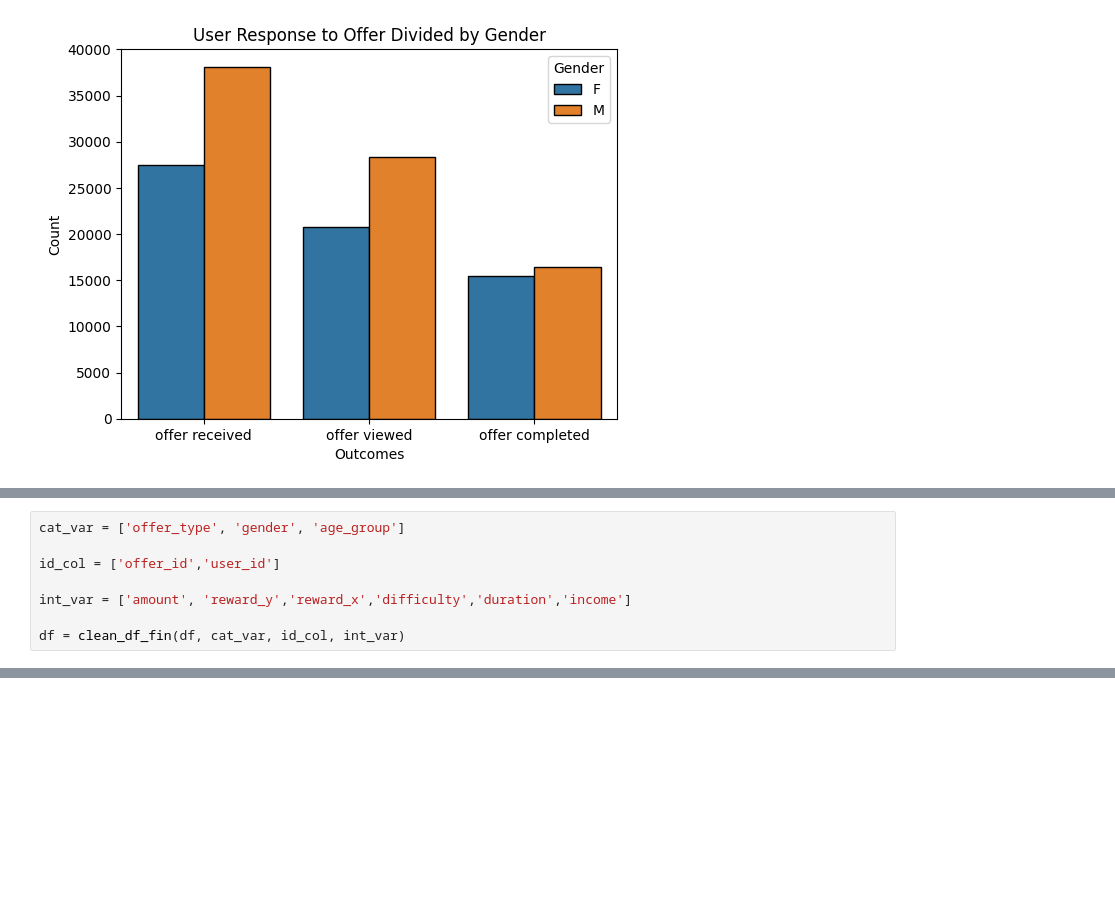
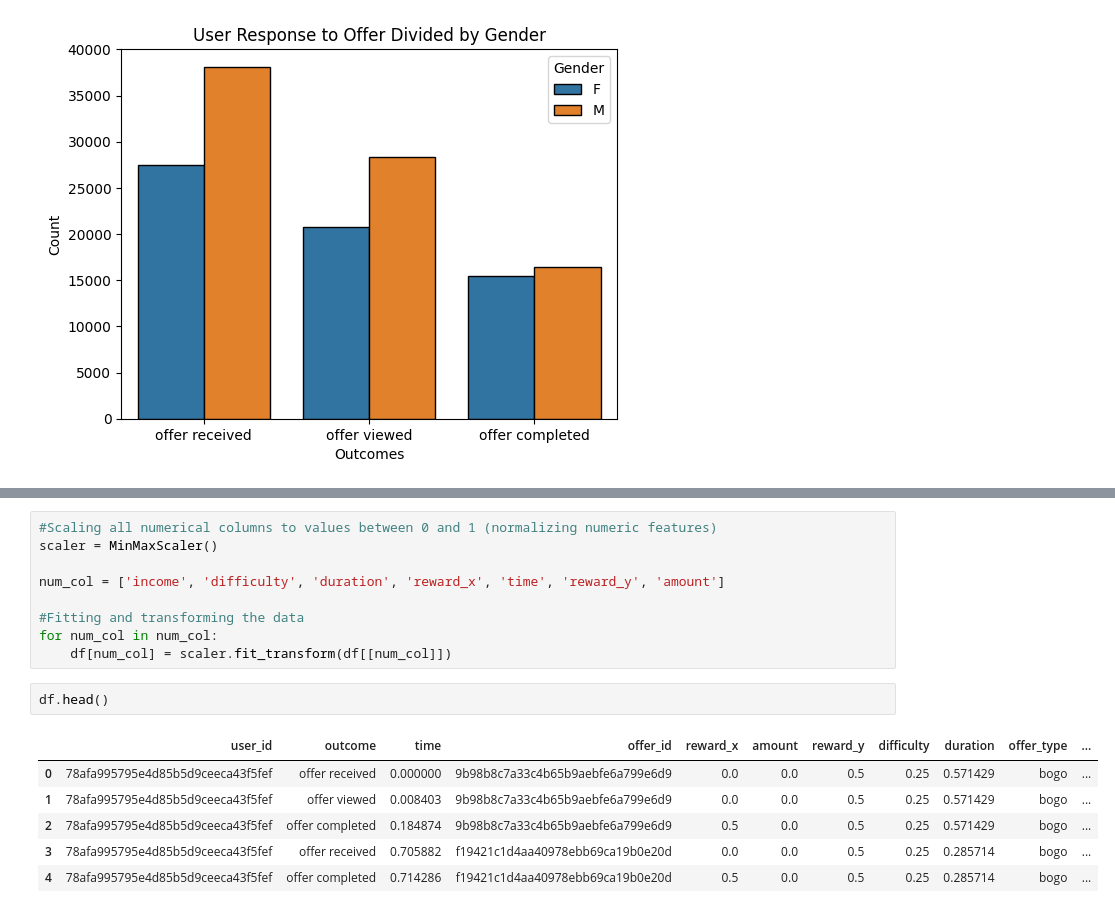
Before and after one commit to BrockAnthony/StarbucksML, a Jupyter notebook: StarbucksML.ipynb, the cells around one changed output, grey strips where cells are left out. Cells and saved outputs as stored; diff of their text form; blank space fills up the shorter version.

```diff
--- a/StarbucksML.ipynb
+++ b/StarbucksML.ipynb
@@ -540,8 +485,0 @@ def clean_df_fin(df, cat_var, id_col, int_var):
-# %%
-cat_var = ['offer_type', 'gender', 'age_group']
-
-id_col = ['offer_id','user_id']
-
-int_var = ['amount', 'reward_y','reward_x','difficulty','duration','income']
-
-df = clean_df_fin(df, cat_var, id_col, int_var)
@@ -547,0 +506,18 @@ df = clean_df_fin(df, cat_var, id_col, int_var)
+# %%
+#Scaling all numerical columns to values between 0 and 1 (normalizing numeric features)
+scaler = MinMaxScaler()
+
+num_col = ['income', 'difficulty', 'duration', 'reward_x', 'time', 'reward_y', 'amount']
+
+#Fitting and transforming the data
+for num_col in num_col:
+    df[num_col] = scaler.fit_transform(df[[num_col]])
+# %%
+df.head()
+# %% [output]
+|  | user_id | outcome | time | offer_id | reward_x | amount | reward_y | difficulty | duration | offer_type | ... |
+| 0 | 78afa995795e4d85b5d9ceeca43f5fef | offer received | 0.000000 | 9b98b8c7a33c4b65b9aebfe6a799e6d9 | 0.0 | 0.0 | 0.5 | 0.25 | 0.571429 | bogo | ... |
+| 1 | 78afa995795e4d85b5d9ceeca43f5fef | offer viewed | 0.008403 | 9b98b8c7a33c4b65b9aebfe6a799e6d9 | 0.0 | 0.0 | 0.5 | 0.25 | 0.571429 | bogo | ... |
+| 2 | 78afa995795e4d85b5d9ceeca43f5fef | offer completed | 0.184874 | 9b98b8c7a33c4b65b9aebfe6a799e6d9 | 0.5 | 0.0 | 0.5 | 0.25 | 0.571429 | bogo | ... |
+| 3 | 78afa995795e4d85b5d9ceeca43f5fef | offer received | 0.705882 | f19421c1d4aa40978ebb69ca19b0e20d | 0.0 | 0.0 | 0.5 | 0.25 | 0.285714 | bogo | ... |
+| 4 | 78afa995795e4d85b5d9ceeca43f5fef | offer completed | 0.714286 | f19421c1d4aa40978ebb69ca19b0e20d | 0.5 | 0.0 | 0.5 | 0.25 | 0.285714 | bogo | ... |
```
Also changed, not shown: parts of 19 cells of this notebook.
